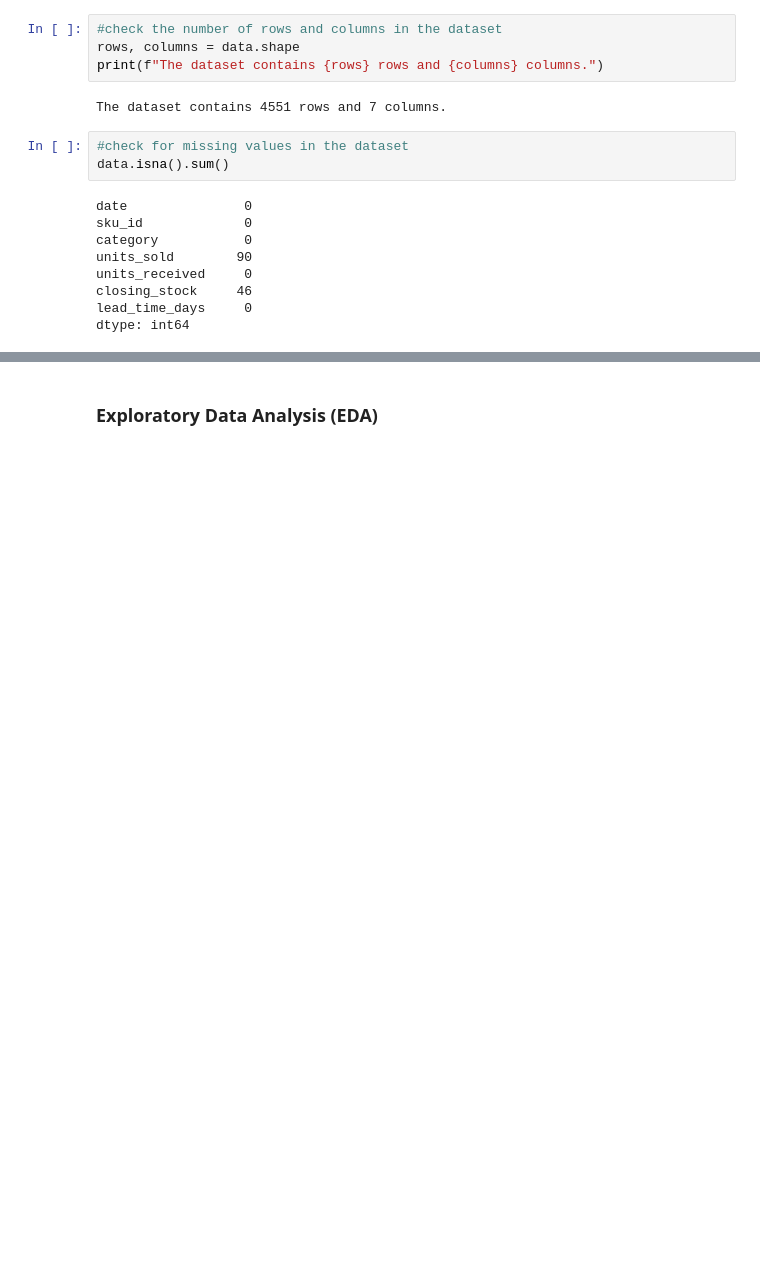
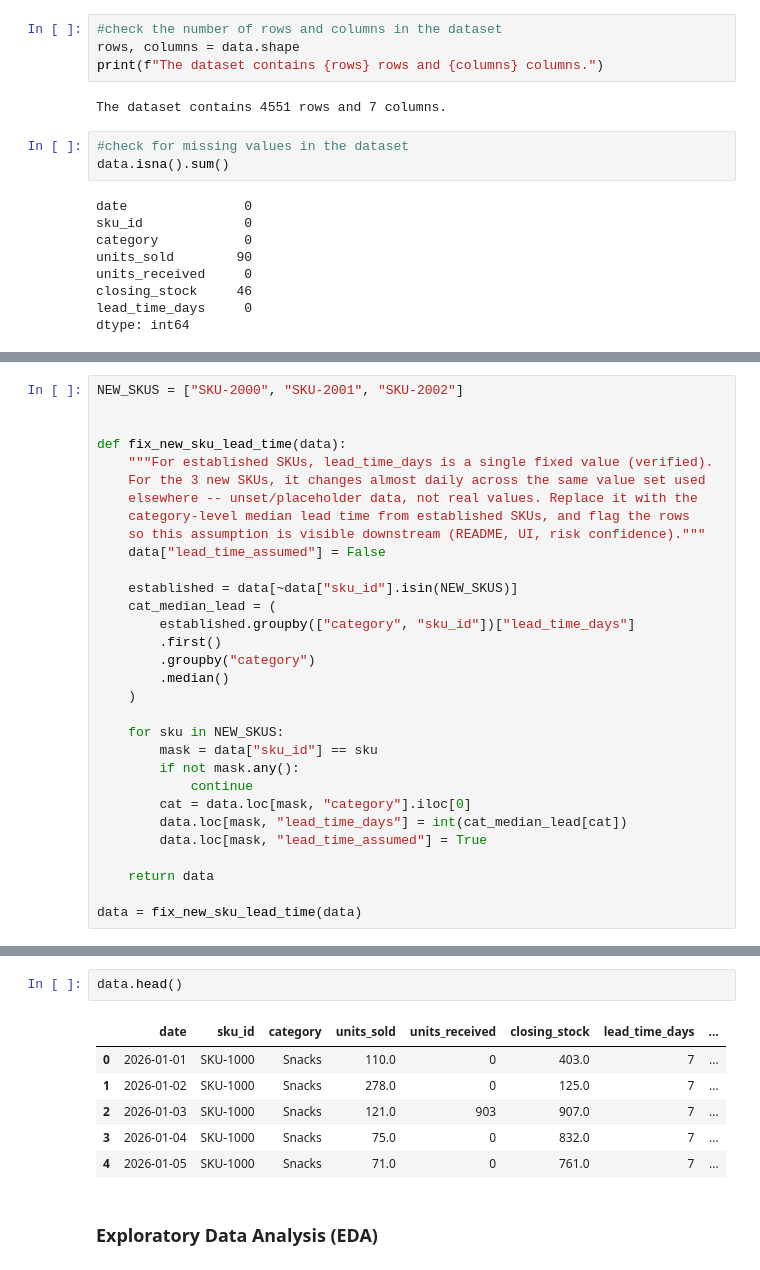
Before and after one commit to Godson199/FMN-Supply-Chain, a Jupyter notebook: Machine Learning/supply_chain_analysis.ipynb, the cells around one changed output, grey strips where cells are left out. Drawn from its saved outputs; the diff is of its cells as text; blank space fills up the shorter version.

```diff
--- a/Machine Learning/supply_chain_analysis.ipynb
+++ b/Machine Learning/supply_chain_analysis.ipynb
@@ -66,0 +148,31 @@ memory usage: 249.0 KB
+# %%
+NEW_SKUS = ["SKU-2000", "SKU-2001", "SKU-2002"]
+
+
+def fix_new_sku_lead_time(data):
+    """For established SKUs, lead_time_days is a single fixed value (verified).
+    For the 3 new SKUs, it changes almost daily across the same value set used
+    elsewhere -- unset/placeholder data, not real values. Replace it with the
+    category-level median lead time from established SKUs, and flag the rows
+    so this assumption is visible downstream (README, UI, risk confidence)."""
+    data["lead_time_assumed"] = False
+
+    established = data[~data["sku_id"].isin(NEW_SKUS)]
+    cat_median_lead = (
+        established.groupby(["category", "sku_id"])["lead_time_days"]
+        .first()
+        .groupby("category")
+        .median()
+    )
+
+    for sku in NEW_SKUS:
+        mask = data["sku_id"] == sku
+        if not mask.any():
+            continue
+        cat = data.loc[mask, "category"].iloc[0]
+        data.loc[mask, "lead_time_days"] = int(cat_median_lead[cat])
+        data.loc[mask, "lead_time_assumed"] = True
+
+    return data
+
+data = fix_new_sku_lead_time(data)
@@ -67,3 +207,12 @@ memory usage: 249.0 KB
+# %%
+data.head()
+# %% [output]
+|  | date | sku_id | category | units_sold | units_received | closing_stock | lead_time_days | ... |
+| 0 | 2026-01-01 | SKU-1000 | Snacks | 110.0 | 0 | 403.0 | 7 | ... |
+| 1 | 2026-01-02 | SKU-1000 | Snacks | 278.0 | 0 | 125.0 | 7 | ... |
+| 2 | 2026-01-03 | SKU-1000 | Snacks | 121.0 | 903 | 907.0 | 7 | ... |
+| 3 | 2026-01-04 | SKU-1000 | Snacks | 75.0 | 0 | 832.0 | 7 | ... |
+| 4 | 2026-01-05 | SKU-1000 | Snacks | 71.0 | 0 | 761.0 | 7 | ... |
 # %% [markdown]
 ### Exploratory Data Analysis (EDA)
 # %%
```
Also changed, not shown: parts of 17 cells of this notebook.
